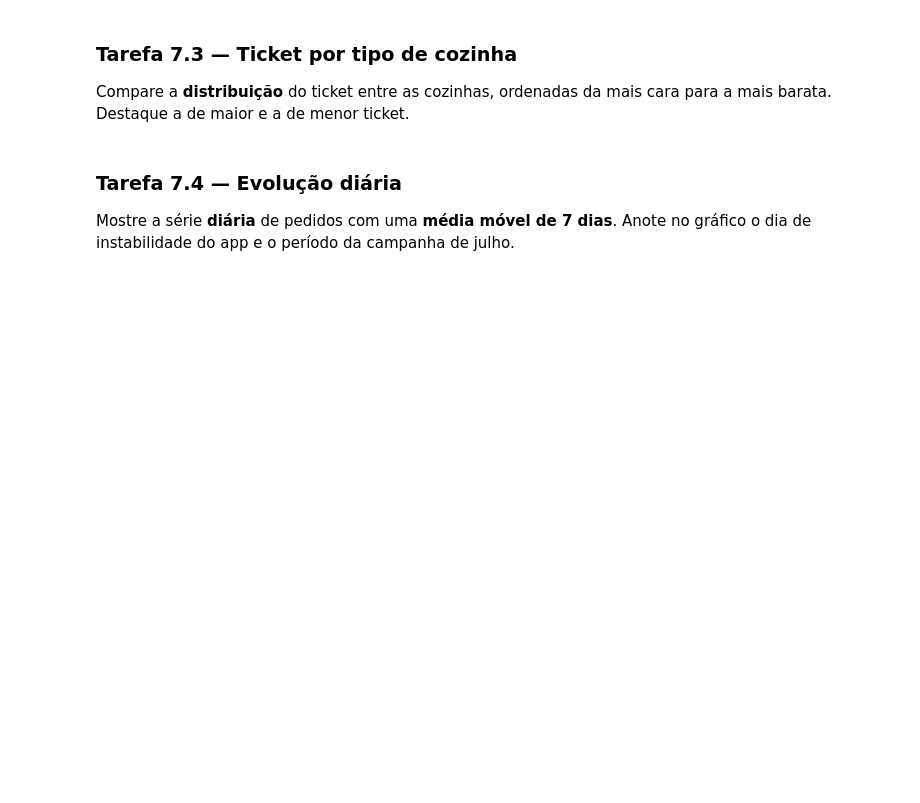
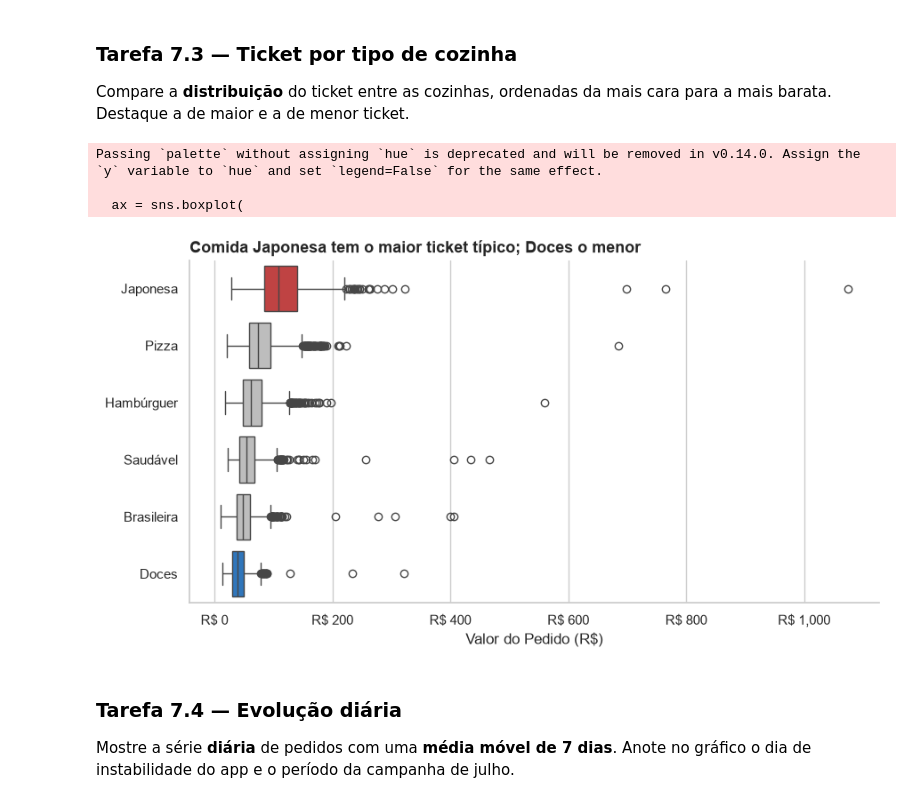
Before and after one commit to eufelipe10/ProjetoFinal_AnaliseExploratoriadeumAppdeDelivery, a Jupyter notebook: projeto_final.ipynb, the cells around one changed output. Cells and saved outputs as stored; diff of their text form; code cells hidden in the pictures; blank space fills up the shorter version.

Commit message:
Respondido parte de perguntas e feito o gráfico na pasta saída

```diff
--- a/projeto_final.ipynb
+++ b/projeto_final.ipynb
@@ -567,7 +1067,40 @@ Mostre a participação de cada cidade no **total de pedidos** em percentual, co
 ### Tarefa 7.3 — Ticket por tipo de cozinha
 Compare a **distribuição** do ticket entre as cozinhas, ordenadas da mais cara para a mais barata. Destaque a de maior e a de menor ticket.
 # %%
-# Sua solução aqui
+# 1. Definimos os dados para o plot (removendo os grandes eventos para não achatar o gráfico)
+df_plot = df[~df["pedido_grande"]]
+
+# 2. Definimos a ordem (da mais cara para a mais barata pela mediana)
+ordem_cozinha = df_plot.groupby("tipo_cozinha")["valor_pedido"].median().sort_values(ascending=False).index
+
+# 3. Criamos uma paleta de cores destacando o maior ticket (Vermelho) e o menor ticket (Azul)
+cores = {c: "#d32f2f" if c == ordem_cozinha[0] else ("#1976d2" if c == ordem_cozinha[-1] else "#bdbdbd") for c in ordem_cozinha}
+
+# 4. Plotagem
+plt.figure(figsize=(10, 5))
+ax = sns.boxplot(
+    data=df_plot,
+    y="tipo_cozinha",
+    x="valor_pedido",
+    order=ordem_cozinha,
+    palette=cores
+)
+
+# 5. Formatação do Eixo e Estilização
+fmt_reais = mticker.FuncFormatter(lambda x, pos: f'R$ {x:,.0f}')
+ax.xaxis.set_major_formatter(fmt_reais)
+
+plt.title("Comida Japonesa tem o maior ticket típico; Doces o menor", loc="left", fontsize=13, fontweight="bold")
+plt.xlabel("Valor do Pedido (R$)")
+plt.ylabel("")
+sns.despine() # Remove as bordas superiores e direitas
+
+plt.show()
+# %% [output]
+Passing `palette` without assigning `hue` is deprecated and will be removed in v0.14.0. Assign the `y` variable to `hue` and set `legend=False` for the same effect.
+
+  ax = sns.boxplot(
+[figure, added]
 # %% [markdown]
 ### Tarefa 7.4 — Evolução diária
 Mostre a série **diária** de pedidos com uma **média móvel de 7 dias**. Anote no gráfico o dia de instabilidade do app e o período da campanha de julho.
```
Also changed, not shown: parts of 78 cells of this notebook, 1 other file.
